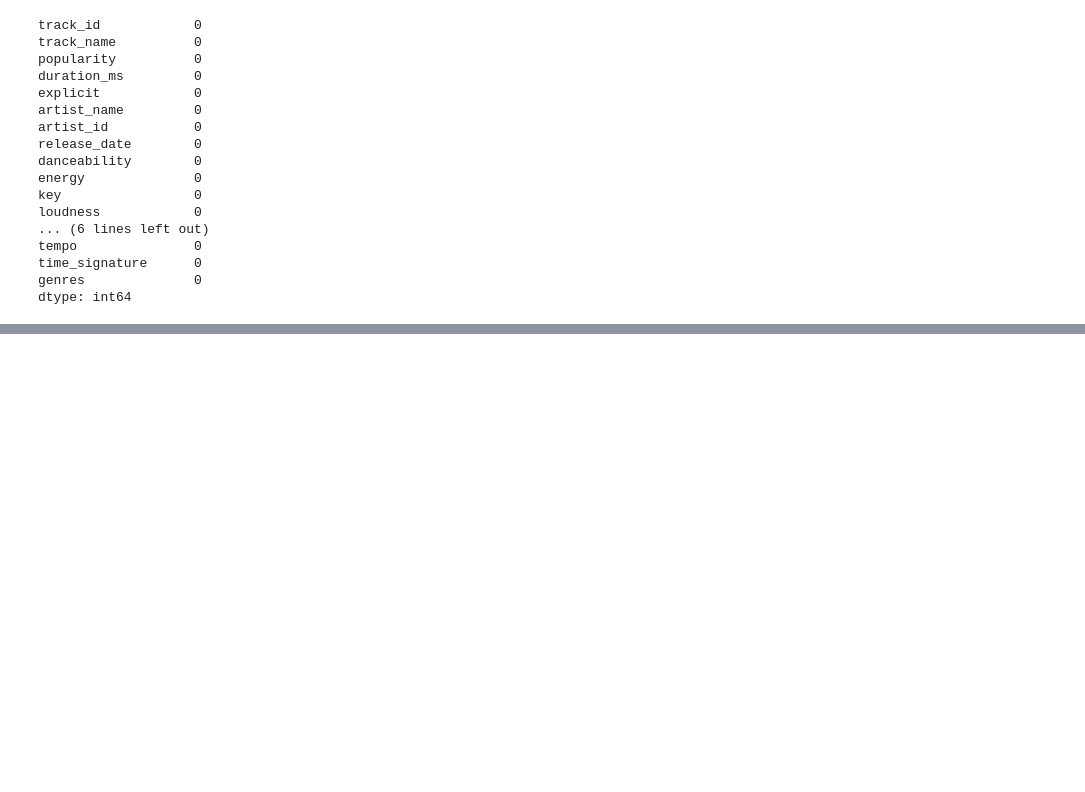
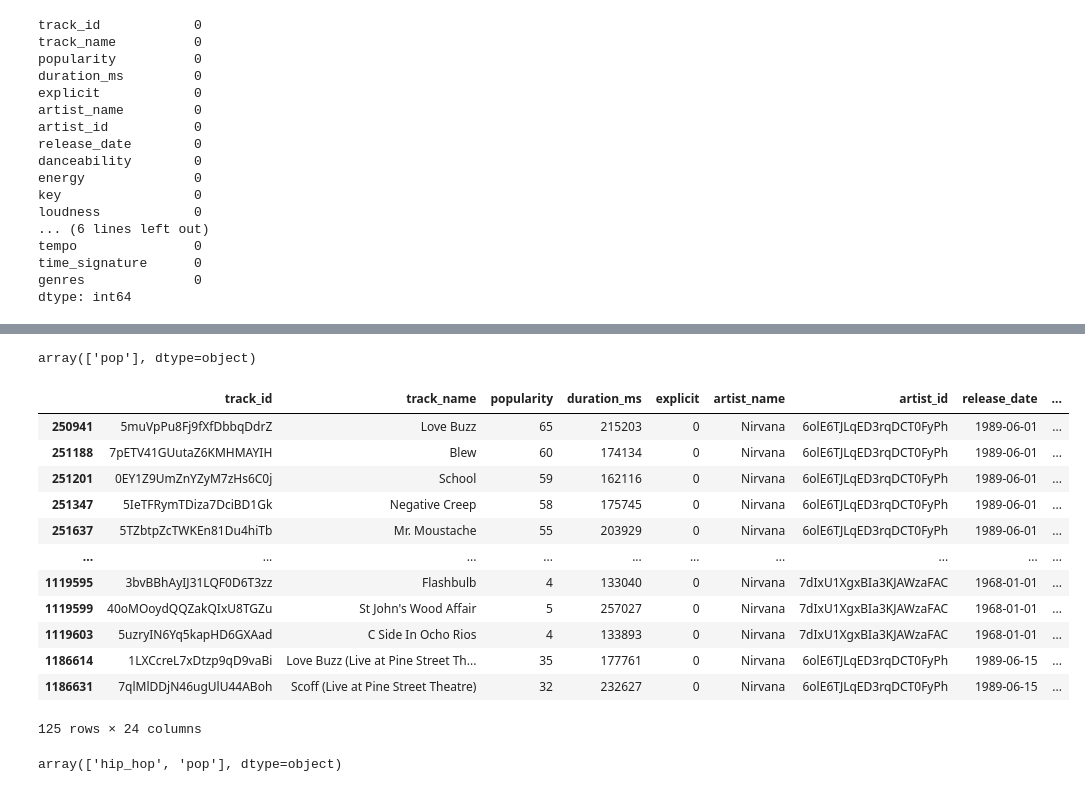
Before and after one commit to SOKAJ-7/M20---Group_11_Project, a Jupyter notebook: dwg_v1.ipynb, the cells around one changed output, grey strips where cells are left out. Drawn from its saved outputs; the diff is of its cells as text; code cells hidden in the pictures; blank space fills up the shorter version.

```diff
--- a/dwg_v1.ipynb
+++ b/dwg_v1.ipynb
@@ -134,0 +334,24 @@ ValueError: time data '60:50' does not match format '%M:%S' (match)
+# %%
+new_df[new_df['artist_name'] == 'Olivia Rodrigo']['genres'].unique()
+# %% [output]
+array(['pop'], dtype=object)
+# %%
+new_df[new_df['artist_name'] == 'Nirvana']
+# %% [output]
+|  | track_id | track_name | popularity | duration_ms | explicit | artist_name | artist_id | release_date | ... |
+| 250941 | 5muVpPu8Fj9fXfDbbqDdrZ | Love Buzz | 65 | 215203 | 0 | Nirvana | 6olE6TJLqED3rqDCT0FyPh | 1989-06-01 | ... |
+| 251188 | 7pETV41GUutaZ6KMHMAYIH | Blew | 60 | 174134 | 0 | Nirvana | 6olE6TJLqED3rqDCT0FyPh | 1989-06-01 | ... |
+| 251201 | 0EY1Z9UmZnYZyM7zHs6C0j | School | 59 | 162116 | 0 | Nirvana | 6olE6TJLqED3rqDCT0FyPh | 1989-06-01 | ... |
+| 251347 | 5IeTFRymTDiza7DciBD1Gk | Negative Creep | 58 | 175745 | 0 | Nirvana | 6olE6TJLqED3rqDCT0FyPh | 1989-06-01 | ... |
+| 251637 | 5TZbtpZcTWKEn81Du4hiTb | Mr. Moustache | 55 | 203929 | 0 | Nirvana | 6olE6TJLqED3rqDCT0FyPh | 1989-06-01 | ... |
+| ... | ... | ... | ... | ... | ... | ... | ... | ... | ... |
+| 1119595 | 3bvBBhAyIJ31LQF0D6T3zz | Flashbulb | 4 | 133040 | 0 | Nirvana | 7dIxU1XgxBIa3KJAWzaFAC | 1968-01-01 | ... |
+| 1119599 | 40oMOoydQQZakQIxU8TGZu | St John's Wood Affair | 5 | 257027 | 0 | Nirvana | 7dIxU1XgxBIa3KJAWzaFAC | 1968-01-01 | ... |
+| 1119603 | 5uzryIN6Yq5kapHD6GXAad | C Side In Ocho Rios | 4 | 133893 | 0 | Nirvana | 7dIxU1XgxBIa3KJAWzaFAC | 1968-01-01 | ... |
+| 1186614 | 1LXCcreL7xDtzp9qD9vaBi | Love Buzz (Live at Pine Street Th... | 35 | 177761 | 0 | Nirvana | 6olE6TJLqED3rqDCT0FyPh | 1989-06-15 | ... |
+| 1186631 | 7qlMlDDjN46ugUlU44ABoh | Scoff (Live at Pine Street Theatre) | 32 | 232627 | 0 | Nirvana | 6olE6TJLqED3rqDCT0FyPh | 1989-06-15 | ... |
+125 rows × 24 columns
+# %%
+new_df[new_df['artist_name']== 'Frank Ocean']['genres'].unique()
+# %% [output]
+array(['hip_hop', 'pop'], dtype=object)
```
Also changed, not shown: parts of 27 cells of this notebook.
